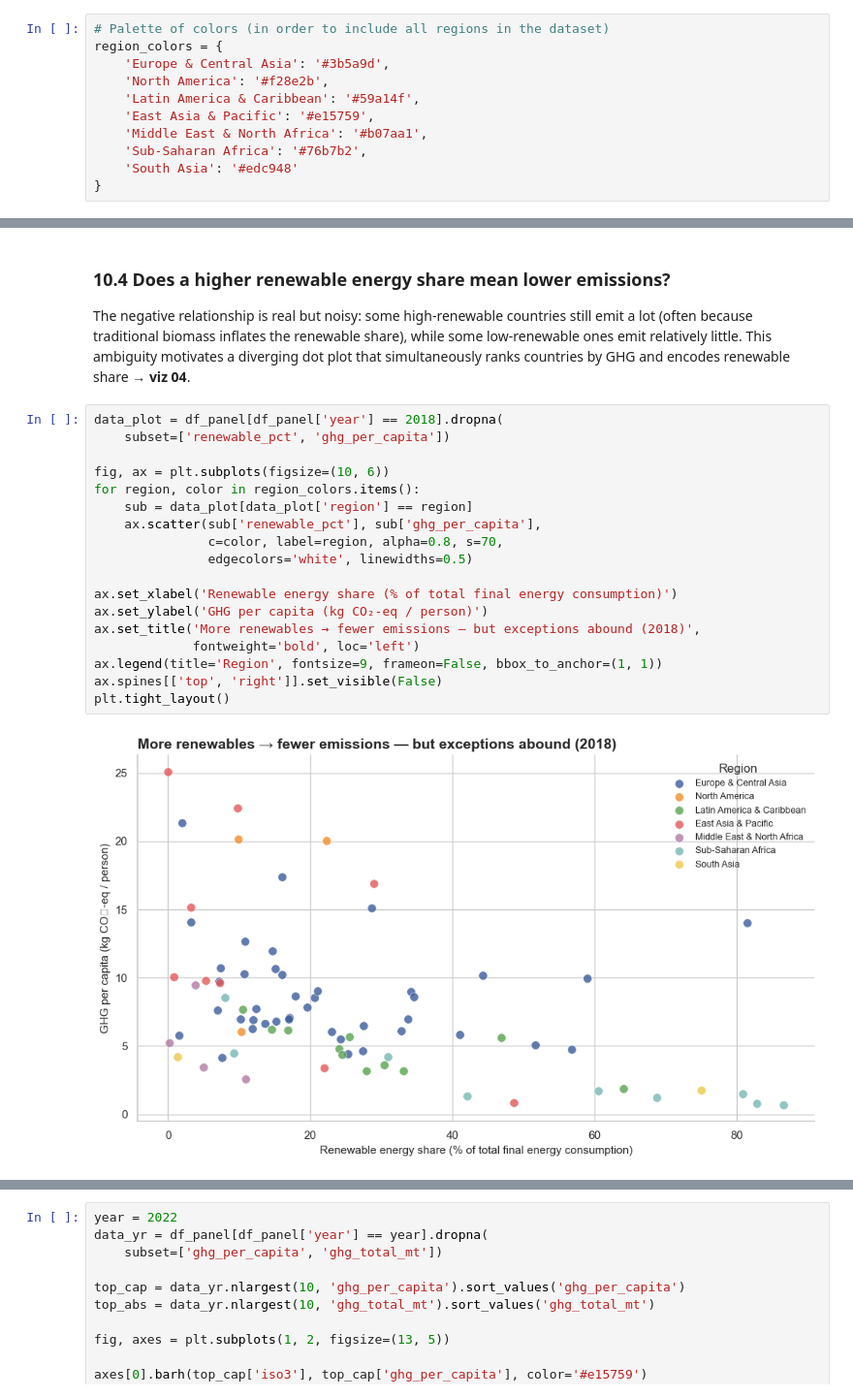
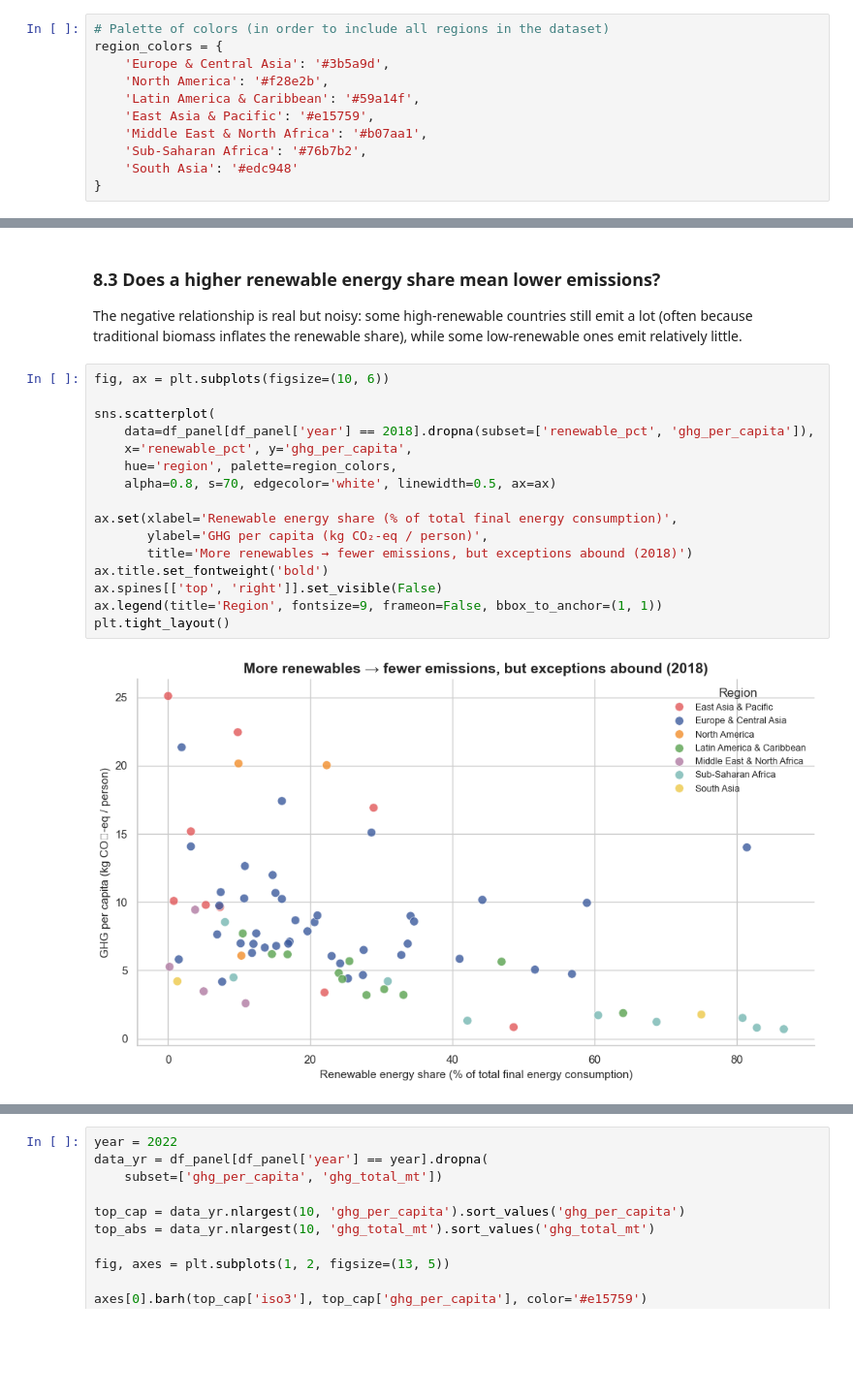
Before and after one commit to mtorella/Data-Visualization-2026, a Jupyter notebook: preprocessing.ipynb, the cells around one changed output, grey strips where cells are left out. Shown at 97% size. Drawn from its saved outputs; the diff is of its cells as text; blank space fills up the shorter version.

```diff
--- a/preprocessing.ipynb
+++ b/preprocessing.ipynb
@@ -677,25 +593,23 @@ plt.tight_layout()
 # %% [markdown]
-### 10.4  Does a higher renewable energy share mean lower emissions?
+### 8.3  Does a higher renewable energy share mean lower emissions?
 
-The negative relationship is real but noisy: some high-renewable countries still emit a lot (often because traditional biomass inflates the renewable share), while some low-renewable ones emit relatively little. This ambiguity motivates a diverging dot plot that simultaneously ranks countries by GHG and encodes renewable share → **viz 04**.
+The negative relationship is real but noisy: some high-renewable countries still emit a lot (often because traditional biomass inflates the renewable share), while some low-renewable ones emit relatively little.
 # %%
-data_plot = df_panel[df_panel['year'] == 2018].dropna(
-    subset=['renewable_pct', 'ghg_per_capita'])
+fig, ax = plt.subplots(figsize=(10, 6))
 
-fig, ax = plt.subplots(figsize=(10, 6))
-for region, color in region_colors.items():
-    sub = data_plot[data_plot['region'] == region]
-    ax.scatter(sub['renewable_pct'], sub['ghg_per_capita'],
-               c=color, label=region, alpha=0.8, s=70,
-               edgecolors='white', linewidths=0.5)
+sns.scatterplot(
+    data=df_panel[df_panel['year'] == 2018].dropna(subset=['renewable_pct', 'ghg_per_capita']),
+    x='renewable_pct', y='ghg_per_capita',
+    hue='region', palette=region_colors,
+    alpha=0.8, s=70, edgecolor='white', linewidth=0.5, ax=ax)
 
-ax.set_xlabel('Renewable energy share (% of total final energy consumption)')
-ax.set_ylabel('GHG per capita (kg CO₂-eq / person)')
-ax.set_title('More renewables → fewer emissions — but exceptions abound (2018)',
-             fontweight='bold', loc='left')
+ax.set(xlabel='Renewable energy share (% of total final energy consumption)',
+       ylabel='GHG per capita (kg CO₂-eq / person)',
+       title='More renewables → fewer emissions, but exceptions abound (2018)')
+ax.title.set_fontweight('bold')
+ax.spines[['top', 'right']].set_visible(False)
 ax.legend(title='Region', fontsize=9, frameon=False, bbox_to_anchor=(1, 1))
-ax.spines[['top', 'right']].set_visible(False)
 plt.tight_layout()
 # %% [output]
-[figure, old version]
+[figure, new version]
 # %% [markdown]
```
Also changed, not shown: parts of 22 cells of this notebook, 1 other file.
